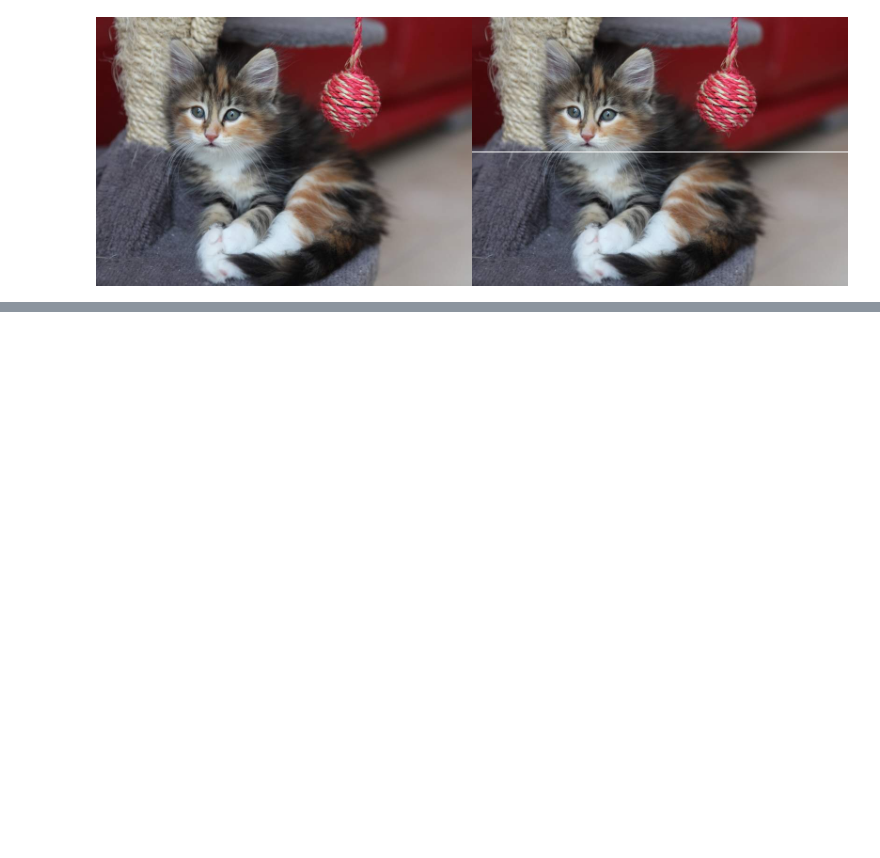
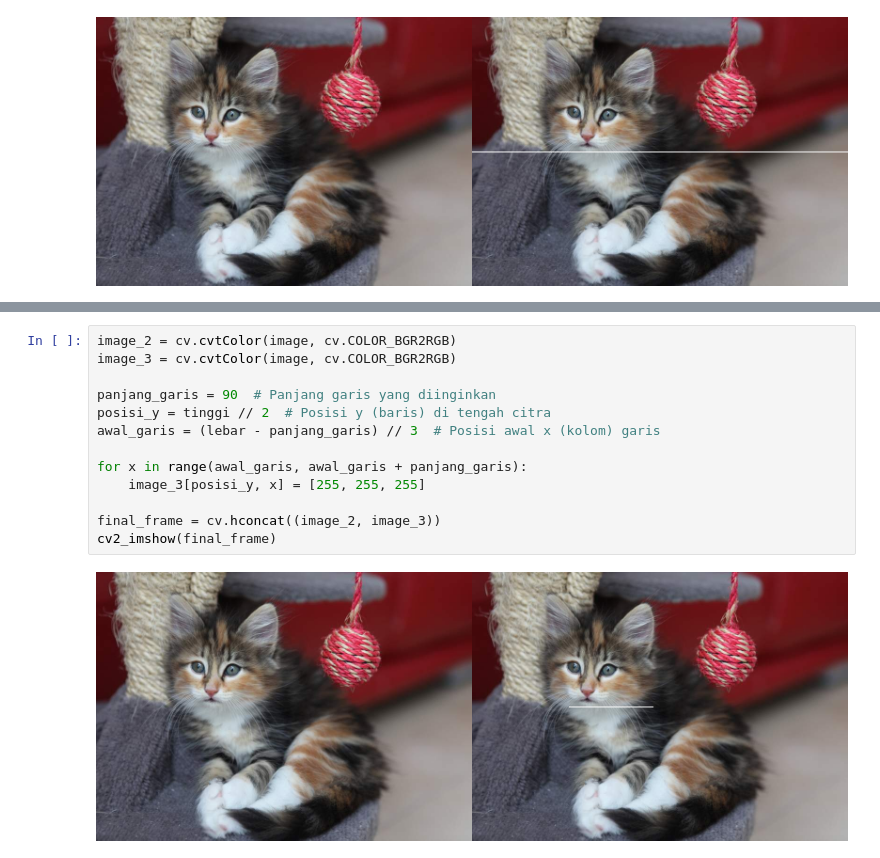
Before and after one commit to AzisilhamK463/PCVK_2023, a Jupyter notebook: Week1.ipynb, the cells around one changed output, grey strips where cells are left out. Cells and saved outputs as stored; diff of their text form; blank space fills up the shorter version.

```diff
--- a/Week1.ipynb
+++ b/Week1.ipynb
@@ -55,0 +90,15 @@ cv2_imshow(final_frame)
+# %%
+image_2 = cv.cvtColor(image, cv.COLOR_BGR2RGB)
+image_3 = cv.cvtColor(image, cv.COLOR_BGR2RGB)
+
+panjang_garis = 90  # Panjang garis yang diinginkan
+posisi_y = tinggi // 2  # Posisi y (baris) di tengah citra
+awal_garis = (lebar - panjang_garis) // 3  # Posisi awal x (kolom) garis
+
+for x in range(awal_garis, awal_garis + panjang_garis):
+    image_3[posisi_y, x] = [255, 255, 255]
+
+final_frame = cv.hconcat((image_2, image_3))
+cv2_imshow(final_frame)
+# %% [output]
+[figure, added]
```
Also changed, not shown: parts of 5 cells of this notebook.
